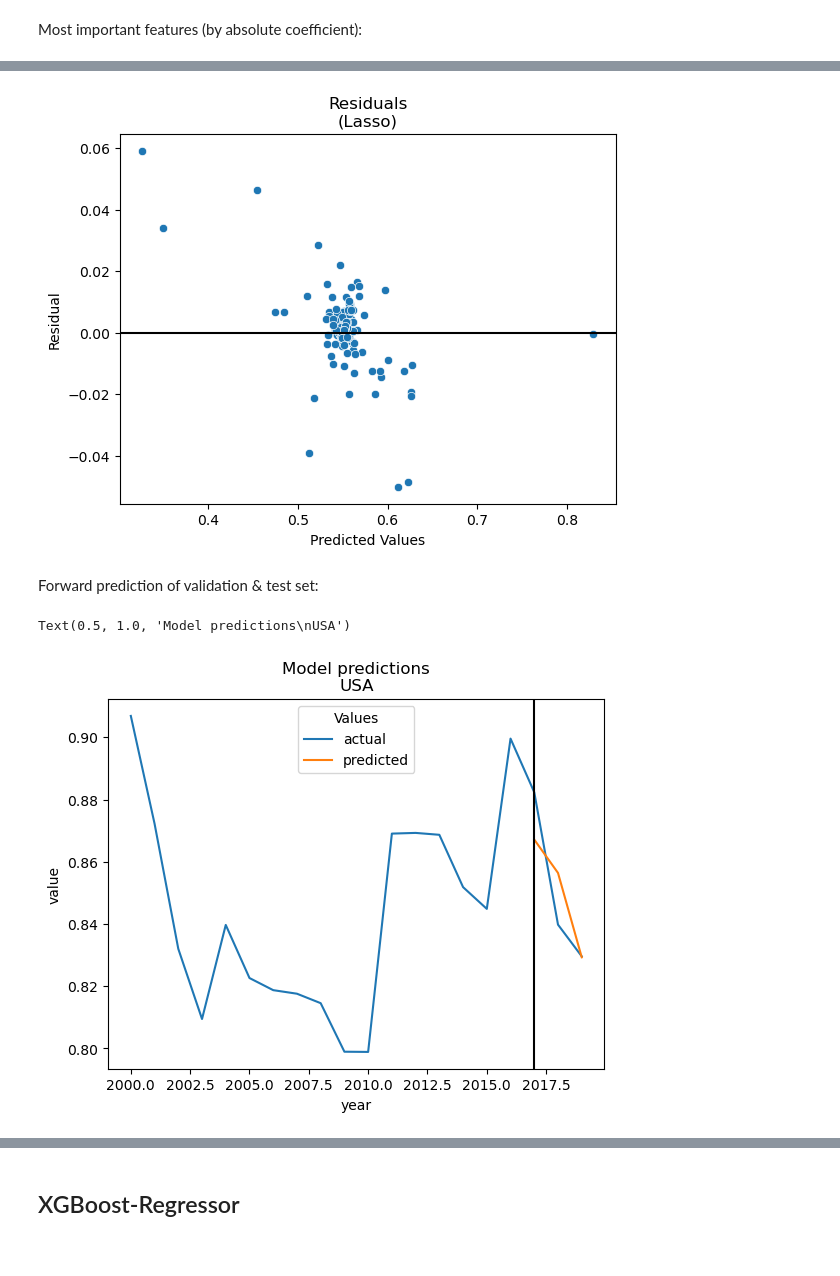
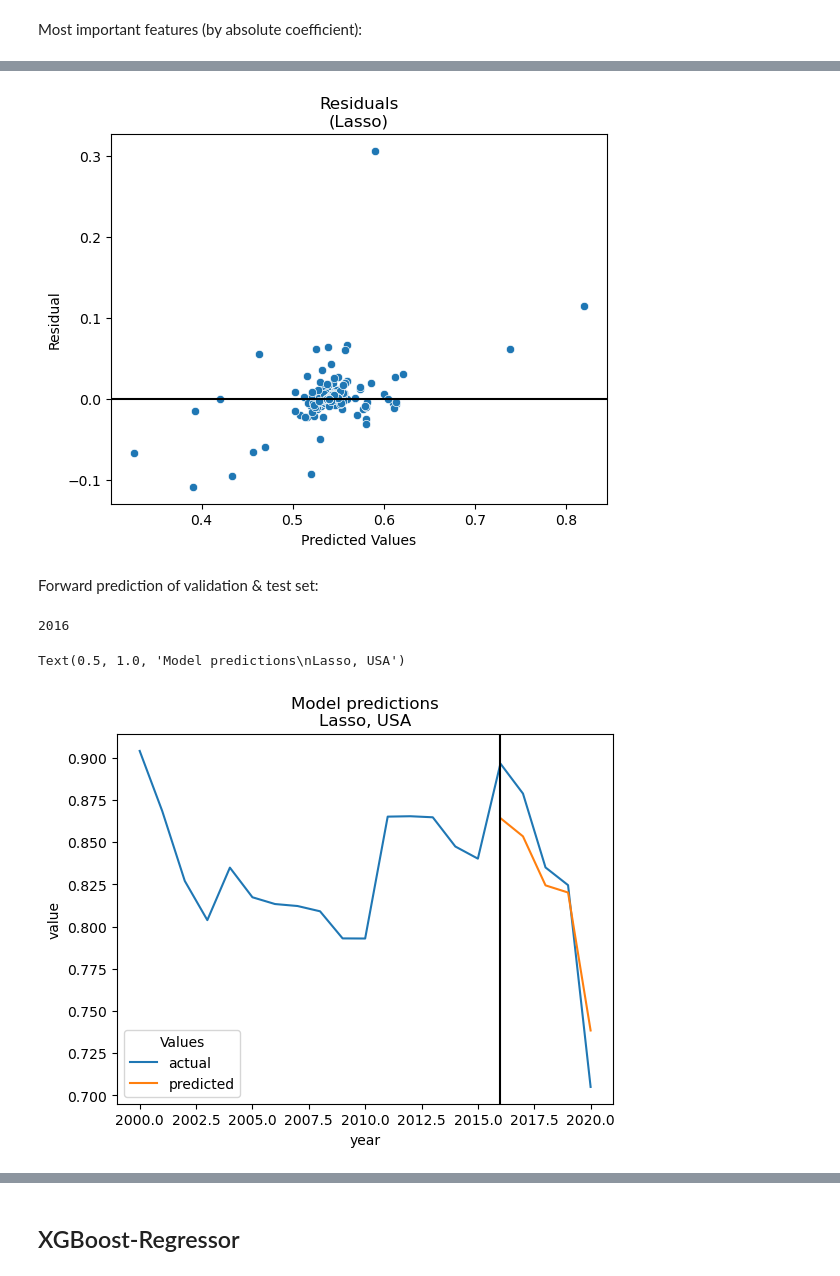
Before and after one commit to kssrr/migration-flow-prediction, a Jupyter notebook: src/benchmarks.ipynb, the cells around one changed output, grey strips where cells are left out. Saved outputs shown, nothing was run; the diff lists cells and outputs as text; code cells hidden in the pictures.

```diff
--- a/src/benchmarks.ipynb
+++ b/src/benchmarks.ipynb
@@ -34,3 +14,8 @@ features = data.drop(["iso3", "year", target], axis=1).columns.tolist()
+# %%
+data = pd.read_csv("../data/final/preprocessed_full.csv", index_col=[0])
+target = "net_migration_tp1"
+features = data.drop(["iso3", "year", "set", target], axis=1).columns.tolist()
+data = data[data["year"] < 2021]
 # %%
 def collect_metrics(y: np.array, y_hat: np.array) -> dict:
     metrics = {
@@ -42,9 +27,9 @@ def collect_metrics(y: np.array, y_hat: np.array) -> dict:
 
     return metrics
 # %%
-train = data[data["year"] < 2016]
-val = data[data["year"].isin([2016, 2017])]
-test = data[data["year"] == 2018]
+train = data[data["set"] == "train"]
+val = data[data["set"] == "val"]
+test = data[data["set"] == "test"]
 
 X_train, y_train = train[features], train[target]
 X_val, y_val = val[features], val[target]
@@ -116,32 +101,36 @@ plt.ylabel('Residual')
 plt.title('Residuals\n(Lasso)')
 plt.show()
 # %% [output]
-[figure, old version]
+[figure, new version]
 # %% [markdown]
 Forward prediction of validation & test set:
 # %%
 def get_forward_pred(model, country: str) -> pd.DataFrame:
-    df = data[(data["iso3"] == country) & (data["year"] >= 2000) & (data["year"] <= 2019)][["year", "net_migration"]].rename(columns={"net_migration": "actual"})
+    df = data[(data["iso3"] == country) & (data["year"] >= 2000)][["year", "net_migration"]].rename(columns={"net_migration": "actual"})
     predictions = pd.DataFrame({
-        "year": [2017, 2018, 2019],
+        "year": [2016, 2017, 2018, 2019, 2020],
         "predicted": [*model.predict(X_val[X_val[country] == 1]), *model.predict(X_test[X_test[country] == 1])]
     })
 
     df = df.merge(predictions, how="left", on="year")
 
     return df.melt(id_vars="year", value_vars=["actual", "predicted"], value_name="value", var_name="Values")
+# %%
+val["year"].min()
+# %% [output]
+2016
 # %%
 sns.lineplot(
     data=get_forward_pred(lasso_best, "USA"),
     x="year",
     y="value",
     hue="Values"
 )
-plt.axvline(x=2017, color="black")
-plt.title("Model predictions\nUSA")
+plt.axvline(x=2016, color="black")
+plt.title("Model predictions\nLasso, USA")
 # %% [output]
-Text(0.5, 1.0, 'Model predictions\nUSA')
+Text(0.5, 1.0, 'Model predictions\nLasso, USA')
-[figure, old version]
+[figure, new version]
 # %%
 sns.lineplot(
     data=get_forward_pred(lasso_best, "DEU"),
```
Also changed, not shown: parts of 14 cells of this notebook.
